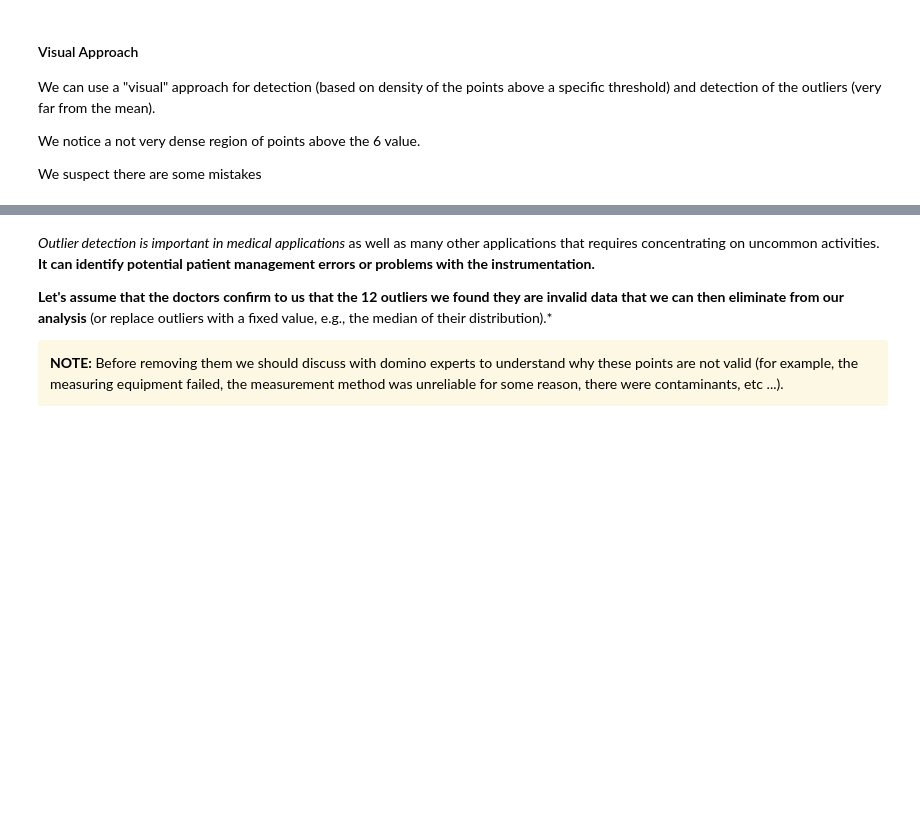
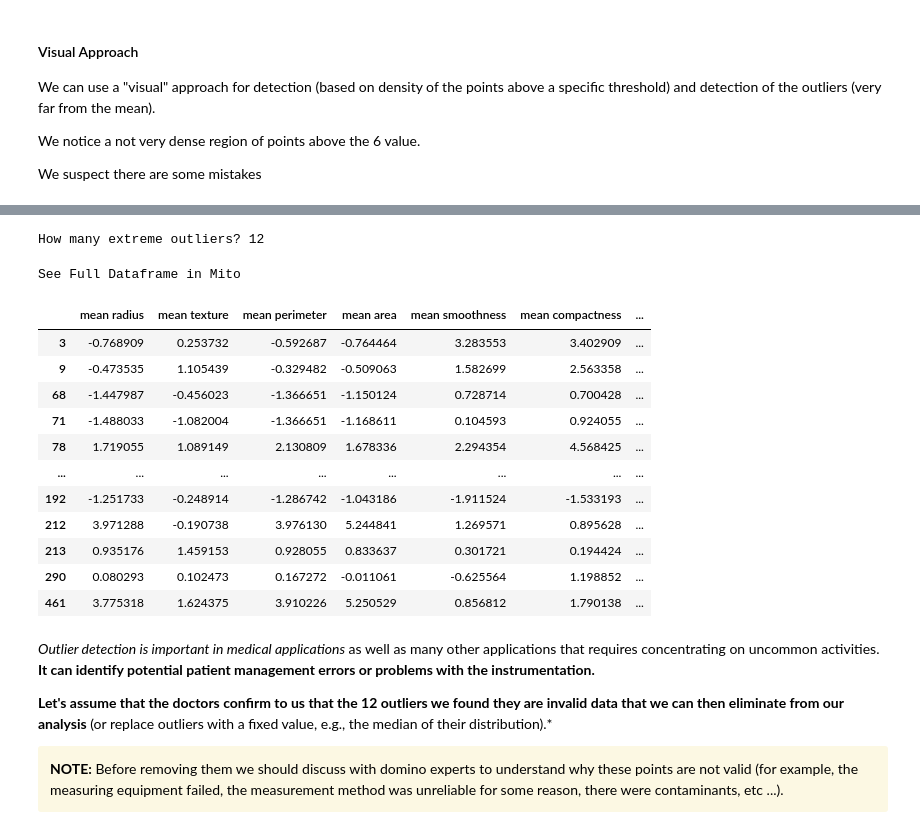
Before and after one commit to EMbeDS-education/SNS-IProML2022, a Jupyter notebook: jupyter/jupyterNotebooks/M2_04BreastCancer_Preprocessing.ipynb, the cells around one changed output, grey strips where cells are left out. Saved outputs shown, nothing was run; the diff lists cells and outputs as text; code cells hidden in the pictures; blank space fills up the shorter version.

```diff
--- a/jupyter/jupyterNotebooks/M2_04BreastCancer_Preprocessing.ipynb
+++ b/jupyter/jupyterNotebooks/M2_04BreastCancer_Preprocessing.ipynb
@@ -192,8 +145,13 @@ filterwarnings('ignore')
 # %% [markdown]
 ## Load Dataset
 # %%
-# load dataset
-data = pd.read_csv('data/WBCD.csv')
+
+# load dataset from remote file
+data = pd.read_csv('https://raw.githubusercontent.com/EMbeDS-education/SNS-IProML2022/main/jupyter/jupyterNotebooks/data/WBCD.csv')
+
+# load dataset from local disk
+# data = pd.read_csv('data/WBCD.csv')
+
 data.shape
 # %% [output]
 (569, 31)
@@ -741,9 +717,25 @@ plt.tight_layout()
 # %%
 # getting outilers data for discussing with domino experts
-df_X_extreme_outiler=df_X_scaled[df_X_scaled.apply(lambda x: np.abs(x) > 6).any(axis=1)]
+
+df_X_extreme_outiler=df_X_scaled[(df_X_scaled.abs() > 6).any(axis=1)]
 print("How many extreme outliers?",len(df_X_extreme_outiler))
 
 df_X_extreme_outiler
+# %% [output]
+How many extreme outliers? 12
+See Full Dataframe in Mito
+|  | mean radius | mean texture | mean perimeter | mean area | mean smoothness | mean compactness | ... |
+| 3 | -0.768909 | 0.253732 | -0.592687 | -0.764464 | 3.283553 | 3.402909 | ... |
+| 9 | -0.473535 | 1.105439 | -0.329482 | -0.509063 | 1.582699 | 2.563358 | ... |
+| 68 | -1.447987 | -0.456023 | -1.366651 | -1.150124 | 0.728714 | 0.700428 | ... |
+| 71 | -1.488033 | -1.082004 | -1.366651 | -1.168611 | 0.104593 | 0.924055 | ... |
+| 78 | 1.719055 | 1.089149 | 2.130809 | 1.678336 | 2.294354 | 4.568425 | ... |
+| ... | ... | ... | ... | ... | ... | ... | ... |
+| 192 | -1.251733 | -0.248914 | -1.286742 | -1.043186 | -1.911524 | -1.533193 | ... |
+| 212 | 3.971288 | -0.190738 | 3.976130 | 5.244841 | 1.269571 | 0.895628 | ... |
+| 213 | 0.935176 | 1.459153 | 0.928055 | 0.833637 | 0.301721 | 0.194424 | ... |
+| 290 | 0.080293 | 0.102473 | 0.167272 | -0.011061 | -0.625564 | 1.198852 | ... |
+| 461 | 3.775318 | 1.624375 | 3.910226 | 5.250529 | 0.856812 | 1.790138 | ... |
 # %%
 
 # saving unscaled outilers data and save them into a CSV file and send it to doctors
```
Also changed, not shown: parts of 14 cells of this notebook.
